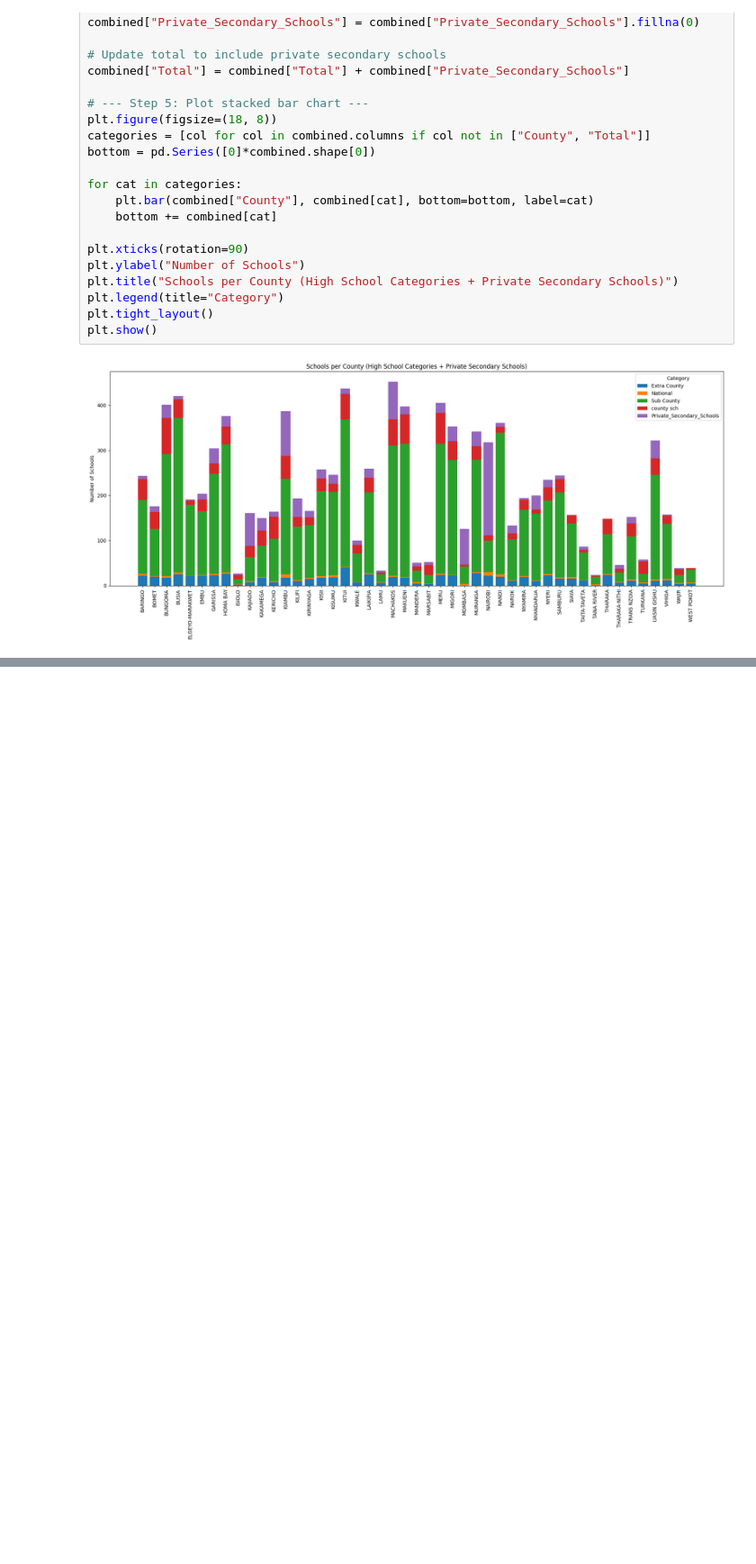
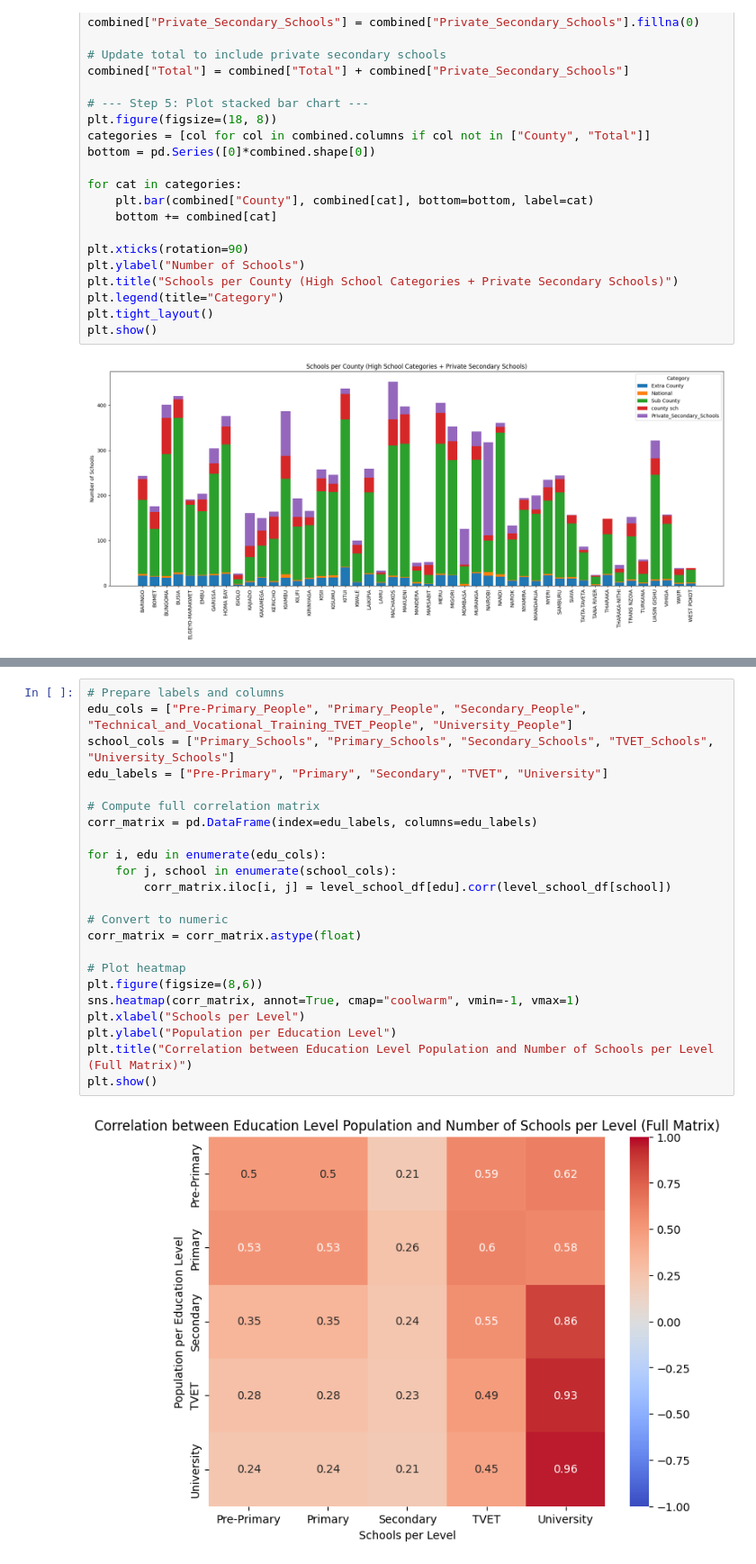
Before and after one commit to ChiriKamau/soma, a Jupyter notebook: notebooks/In_school.ipynb, the cells around one changed output, grey strips where cells are left out. Shown at 90% size. Saved outputs shown, nothing was run; the diff lists cells and outputs as text; blank space fills up the shorter version.

```diff
--- a/notebooks/In_school.ipynb
+++ b/notebooks/In_school.ipynb
@@ -375,0 +448,25 @@ plt.show()
+# %%
+# Prepare labels and columns
+edu_cols = ["Pre-Primary_People", "Primary_People", "Secondary_People", "Technical_and_Vocational_Training_TVET_People", "University_People"]
+school_cols = ["Primary_Schools", "Primary_Schools", "Secondary_Schools", "TVET_Schools", "University_Schools"]
+edu_labels = ["Pre-Primary", "Primary", "Secondary", "TVET", "University"]
+
+# Compute full correlation matrix
+corr_matrix = pd.DataFrame(index=edu_labels, columns=edu_labels)
+
+for i, edu in enumerate(edu_cols):
+    for j, school in enumerate(school_cols):
+        corr_matrix.iloc[i, j] = level_school_df[edu].corr(level_school_df[school])
+
+# Convert to numeric
+corr_matrix = corr_matrix.astype(float)
+
+# Plot heatmap
+plt.figure(figsize=(8,6))
+sns.heatmap(corr_matrix, annot=True, cmap="coolwarm", vmin=-1, vmax=1)
+plt.xlabel("Schools per Level")
+plt.ylabel("Population per Education Level")
+plt.title("Correlation between Education Level Population and Number of Schools per Level (Full Matrix)")
+plt.show()
+# %% [output]
+[figure, added]
```
Also changed, not shown: parts of 11 cells of this notebook.
